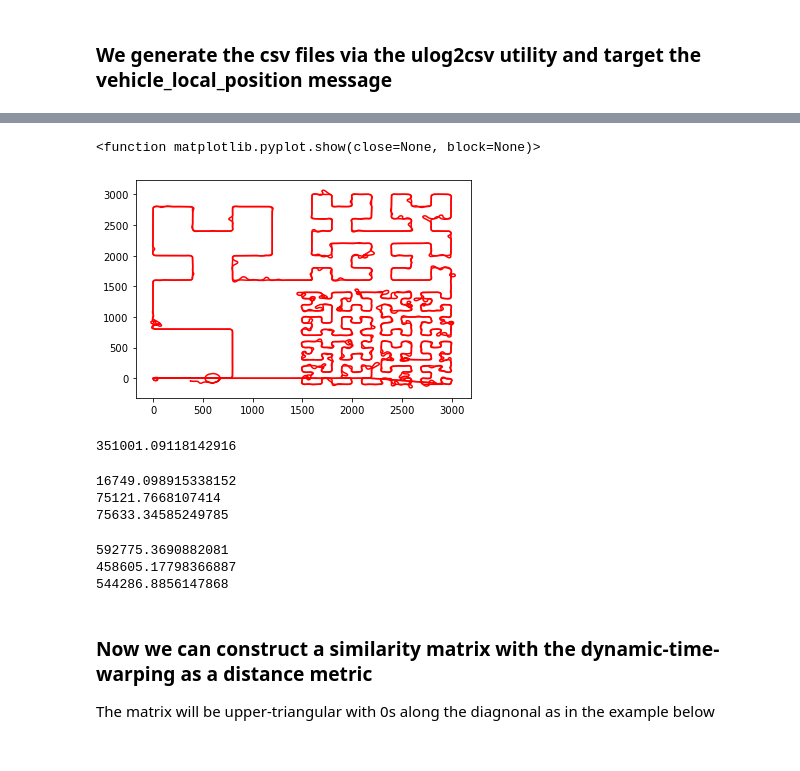
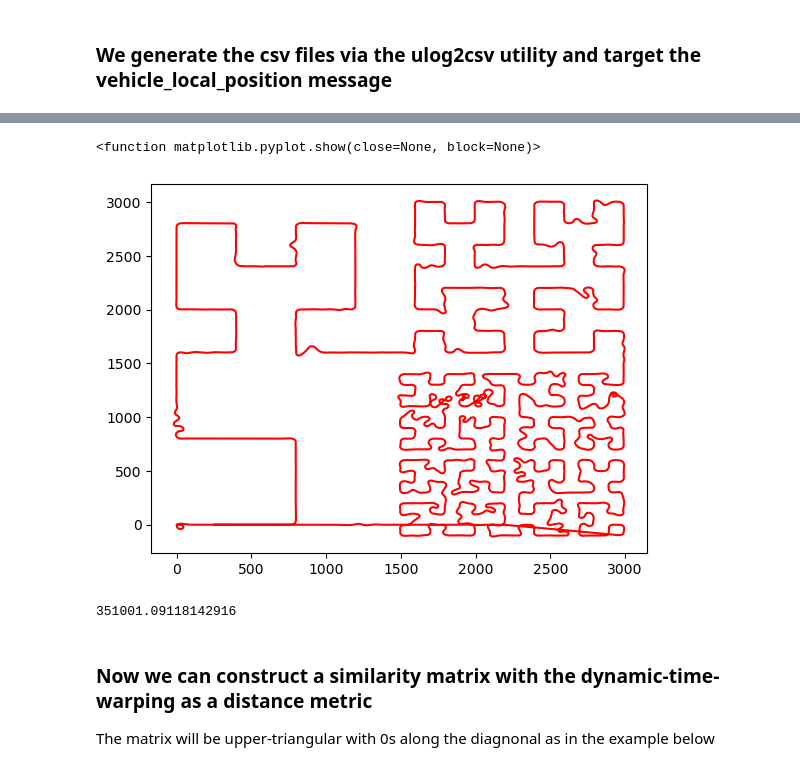
Before and after one commit to theloni-monk/pymav-expriment-runner, a Jupyter notebook: standard_autopilot.ipynb, the cells around one changed output, grey strips where cells are left out. Drawn from its saved outputs; the diff is of its cells as text; code cells hidden in the pictures.

```diff
--- a/standard_autopilot.ipynb
+++ b/standard_autopilot.ipynb
@@ -22,12 +20,10 @@ plt.show()
 # %%
-fuzzed_pos_df = pd.read_csv("fuzzed/fzl1_vehicle_local_position_0.csv")
-plt.plot(fuzzed_pos_df["y"], fuzzed_pos_df["x"], "r")
-fuzzed_pos_df2 = pd.read_csv("fuzzed/fzl2_vehicle_local_position_0.csv")
-plt.plot(fuzzed_pos_df2["y"], fuzzed_pos_df2["x"], "r")
-plt.show
+fuzzed_pos_df = pd.read_csv("standard_autopilot/fuzzed/fzl7_vehicle_local_position_0.csv")
+plt.plot(fuzzed_pos_df["y"], fuzzed_pos_df["x"], "r") # fzl1 corect, others use straight flight path
+plt.show()
 # %% [output]
 <function matplotlib.pyplot.show(close=None, block=None)>
-[figure, old version]
+[figure, new version]
 # %%
 def df2path(df):
     return np.transpose(np.stack((df["x"], df["y"])))
@@ -50,34 +46,6 @@ vf_distance, vf_path = fastdtw(vanilla_path, fuzzed_path)
 print(vf_distance)
 # %% [output]
 351001.09118142916
-# %%
-# distances between curves within the vanilla class
-vanilla_path2 = log2path_standard(True, 2)
-vanilla_path3 = log2path_standard(True, 3)
-vv_distance1, vv_path1 = fastdtw(vanilla_path, vanilla_path2)
-print(vv_distance1)
-vv_distance2, vv_path2 = fastdtw(vanilla_path, vanilla_path3)
-print(vv_distance2)
-vv_distance3, vv_path3 = fastdtw(vanilla_path2, vanilla_path3)
-print(vv_distance3)
-# %% [output]
-16749.098915338152
-75121.7668107414
-75633.34585249785
-# %%
-# distances between the curves in the fuzzed class
-fuzzed_path2 = log2path_standard(False, 2)
-fuzzed_path3 = log2path_standard(False, 3)
-ff_distance1, ff_path1 = fastdtw(fuzzed_path, fuzzed_path2)
-print(ff_distance1)
-ff_distance2, ff_path2 = fastdtw(fuzzed_path, fuzzed_path3)
-print(ff_distance2)
-ff_distance3, ff_path3 = fastdtw(fuzzed_path2, fuzzed_path3)
-print(ff_distance3)
-# %% [output]
-592775.3690882081
-458605.17798366887
-544286.8856147868
 # %% [markdown]
 ### Now we can construct a similarity matrix with the dynamic-time-warping as a distance metric
 The matrix will be upper-triangular with 0s along the diagnonal as in the example below
```
Also changed, not shown: parts of 9 cells of this notebook, 26 other files.
